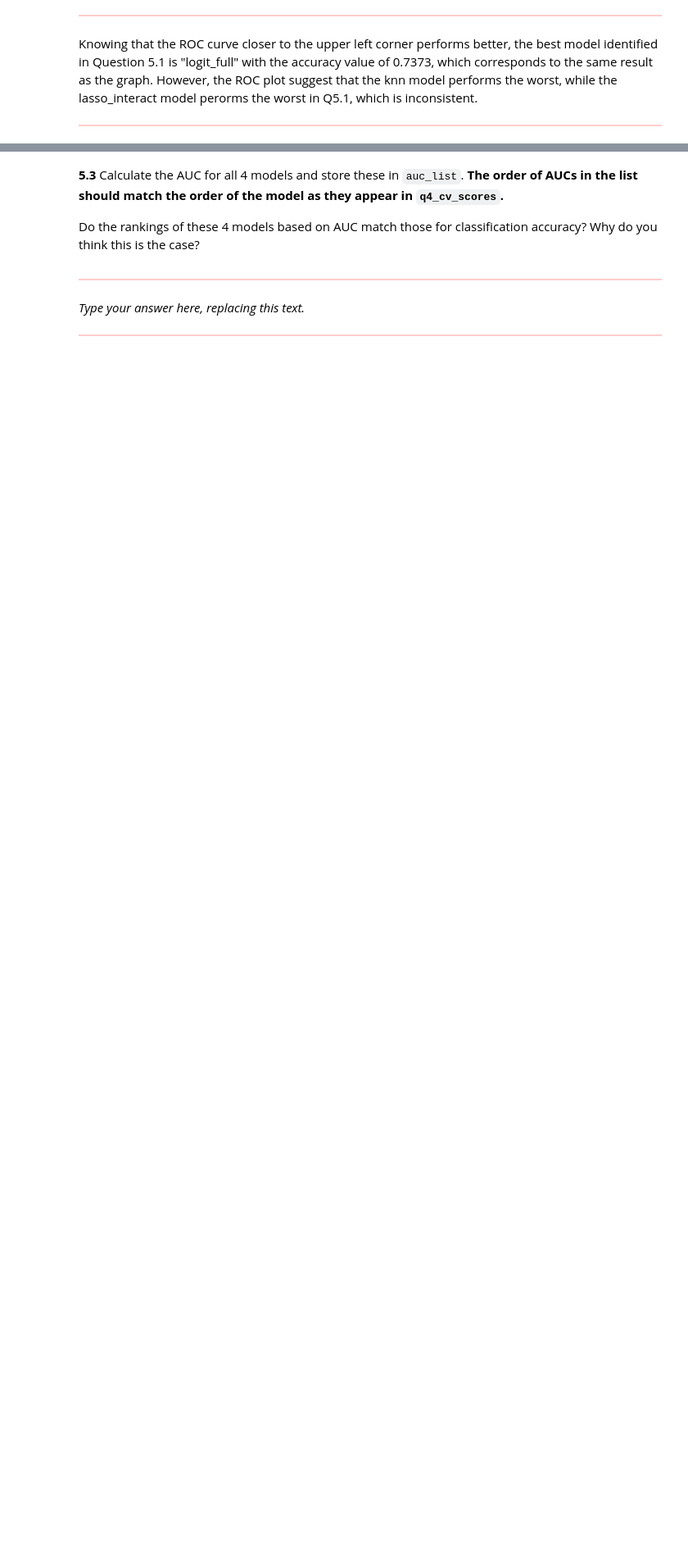
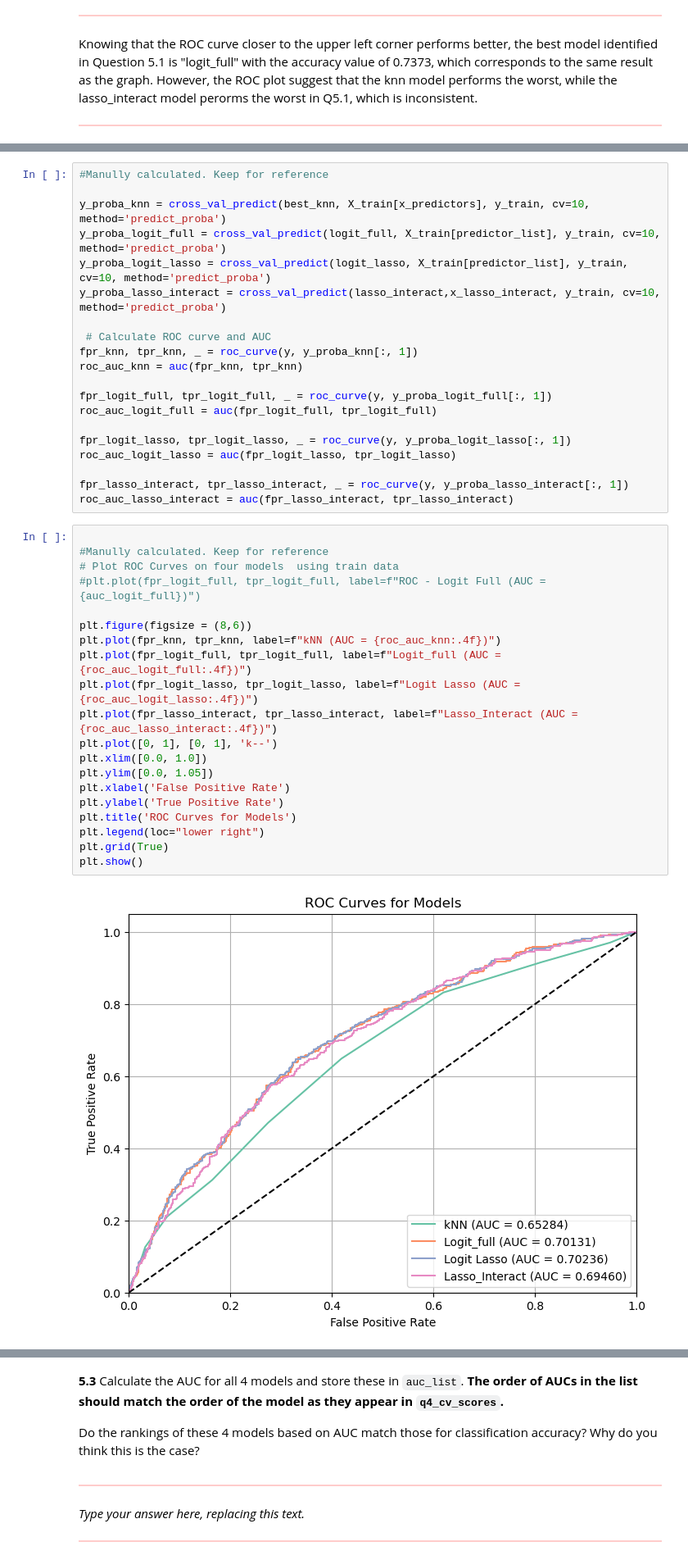
Before and after one commit to WayneKaiYeh/CSCI-E-109A-Intro-of-DS-HW, a Jupyter notebook: cs1090a_hw4 _final.ipynb, the cells around one changed output, grey strips where cells are left out. Shown at 82% size. Drawn from its saved outputs; the diff is of its cells as text; blank space fills up the shorter version.

```diff
--- a/cs1090a_hw4 _final.ipynb
+++ b/cs1090a_hw4 _final.ipynb
@@ -1807 +1827,43 @@ aucs = plot_roc_curves(models, X_train, y_train, cv=10)
+# %%
+#Manully calculated. Keep for reference
+
+y_proba_knn = cross_val_predict(best_knn, X_train[x_predictors], y_train, cv=10, method='predict_proba')
+y_proba_logit_full = cross_val_predict(logit_full, X_train[predictor_list], y_train, cv=10, method='predict_proba')
+y_proba_logit_lasso = cross_val_predict(logit_lasso, X_train[predictor_list], y_train, cv=10, method='predict_proba')
+y_proba_lasso_interact = cross_val_predict(lasso_interact,x_lasso_interact, y_train, cv=10, method='predict_proba')
+
+ # Calculate ROC curve and AUC
+fpr_knn, tpr_knn, _ = roc_curve(y, y_proba_knn[:, 1])
+roc_auc_knn = auc(fpr_knn, tpr_knn)
+
+fpr_logit_full, tpr_logit_full, _ = roc_curve(y, y_proba_logit_full[:, 1])
+roc_auc_logit_full = auc(fpr_logit_full, tpr_logit_full)
+
+fpr_logit_lasso, tpr_logit_lasso, _ = roc_curve(y, y_proba_logit_lasso[:, 1])
+roc_auc_logit_lasso = auc(fpr_logit_lasso, tpr_logit_lasso)
+
+fpr_lasso_interact, tpr_lasso_interact, _ = roc_curve(y, y_proba_lasso_interact[:, 1])
+roc_auc_lasso_interact = auc(fpr_lasso_interact, tpr_lasso_interact)
+# %%
+
+#Manully calculated. Keep for reference
+# Plot ROC Curves on four models  using train data
+#plt.plot(fpr_logit_full, tpr_logit_full, label=f"ROC - Logit Full (AUC = {auc_logit_full})")
+
+plt.figure(figsize = (8,6))
+plt.plot(fpr_knn, tpr_knn, label=f"kNN (AUC = {roc_auc_knn:.4f})")
+plt.plot(fpr_logit_full, tpr_logit_full, label=f"Logit_full (AUC = {roc_auc_logit_full:.4f})")
+plt.plot(fpr_logit_lasso, tpr_logit_lasso, label=f"Logit Lasso (AUC = {roc_auc_logit_lasso:.4f})")
+plt.plot(fpr_lasso_interact, tpr_lasso_interact, label=f"Lasso_Interact (AUC = {roc_auc_lasso_interact:.4f})")
+plt.plot([0, 1], [0, 1], 'k--')
+plt.xlim([0.0, 1.0])
+plt.ylim([0.0, 1.05])
+plt.xlabel('False Positive Rate')
+plt.ylabel('True Positive Rate')
+plt.title('ROC Curves for Models')
+plt.legend(loc="lower right")
+plt.grid(True)
+plt.show()
+# %% [output]
+[figure, added]
 # %%
```
Also changed, not shown: parts of 9 cells of this notebook.
